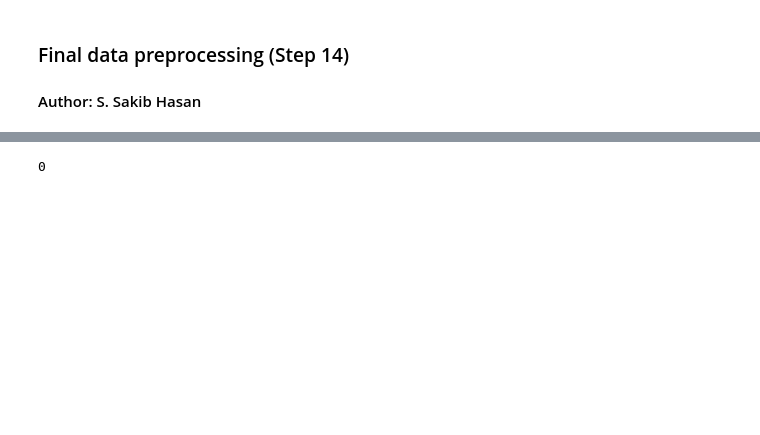
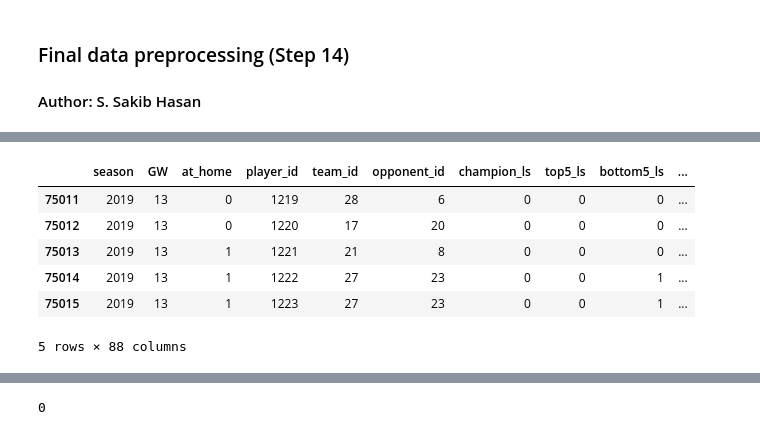
Before and after one commit to ssh24/Fantasy-Premier-League, a Jupyter notebook: dev/scripts/preprocessing/data-preprocessing.ipynb, the cells around one changed output, grey strips where cells are left out. Drawn from its saved outputs; the diff is of its cells as text; code cells hidden in the pictures; blank space fills up the shorter version.

```diff
--- a/dev/scripts/preprocessing/data-preprocessing.ipynb
+++ b/dev/scripts/preprocessing/data-preprocessing.ipynb
@@ -27,3 +27,13 @@ df.head()
+# %%
+df.tail()
+# %% [output]
+|  | season | GW | at_home | player_id | team_id | opponent_id | champion_ls | top5_ls | bottom5_ls | ... |
+| 75011 | 2019 | 13 | 0 | 1219 | 28 | 6 | 0 | 0 | 0 | ... |
+| 75012 | 2019 | 13 | 0 | 1220 | 17 | 20 | 0 | 0 | 0 | ... |
+| 75013 | 2019 | 13 | 1 | 1221 | 21 | 8 | 0 | 0 | 0 | ... |
+| 75014 | 2019 | 13 | 1 | 1222 | 27 | 23 | 0 | 0 | 1 | ... |
+| 75015 | 2019 | 13 | 1 | 1223 | 27 | 23 | 0 | 0 | 1 | ... |
+5 rows × 88 columns
 # %%
 df.describe().T
 # %% [output]
```
Also changed, not shown: parts of 10 cells of this notebook, 9 other files.
